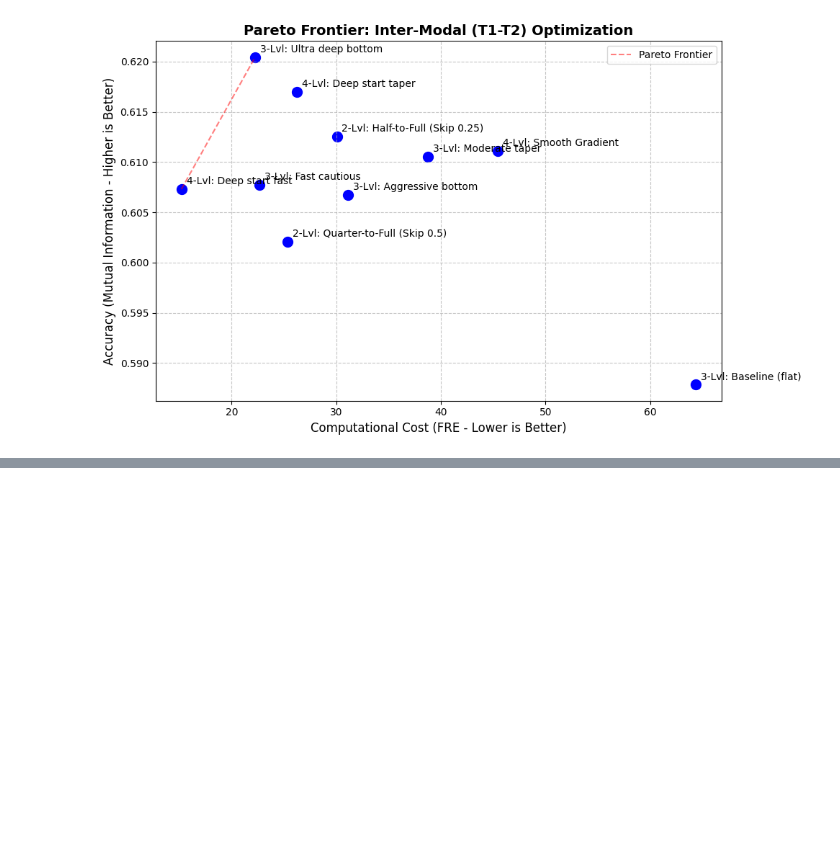
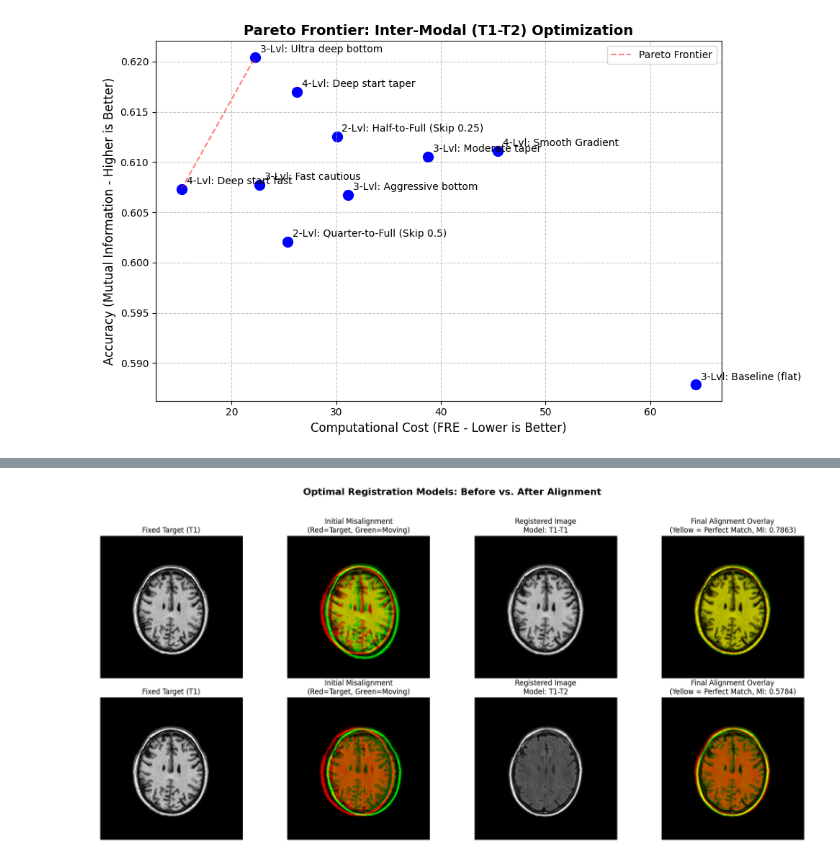
Before and after one commit to FrancescTUe/8BE030-MIA, a Jupyter notebook: reader/1.6_Registration_project.ipynb, the cells around one changed output, grey strips where cells are left out. Drawn from its saved outputs; the diff is of its cells as text; code cells hidden in the pictures; blank space fills up the shorter version.

Commit message:
example images of alignment added

```diff
--- a/reader/1.6_Registration_project.ipynb
+++ b/reader/1.6_Registration_project.ipynb
@@ -767,0 +785,15 @@ plot_pareto(results_t2, "Pareto Frontier: Inter-Modal (T1-T2) Optimization")
+# %%
+# 2. DEFINE THE OPTIMAL SCHEDULES
+sched_t1 = {
+    "name": "T1-T1",
+    "levels": [0.25, 0.5, 1.0],
+    "iter": [100, 30, 10],
+    "lr": [0.002, 0.001, 0.001]
+}
+
+sched_t2 = {
+    "name": "T1-T2",
+    "levels": [0.25, 0.5, 1.0],
+    "iter": [200, 20, 5],
+    "lr": [0.01, 0.002, 0.0005]
+}
@@ -767,0 +827,43 @@ plot_pareto(results_t2, "Pareto Frontier: Inter-Modal (T1-T2) Optimization")
+# %%
+# 4. PLOT THE RESULTS
+fig, axes = plt.subplots(2, 4, figsize=(18, 9))
+fig.suptitle("Optimal Registration Models: Before vs. After Alignment", fontsize=16, fontweight='bold')
+
+# ROW 1: T1-T1
+axes[0, 0].imshow(image_f, cmap='gray')
+axes[0, 0].set_title("Fixed Target (T1)")
+axes[0, 0].axis('off')
+
+axes[0, 1].imshow(create_overlay(image_f, image_d_t1))
+axes[0, 1].set_title("Initial Misalignment\n(Red=Target, Green=Moving)")
+axes[0, 1].axis('off')
+
+axes[0, 2].imshow(reg_t1, cmap='gray')
+axes[0, 2].set_title(f"Registered Image\nModel: {sched_t1['name']}")
+axes[0, 2].axis('off')
+
+axes[0, 3].imshow(create_overlay(image_f, reg_t1))
+axes[0, 3].set_title(f"Final Alignment Overlay\n(Yellow = Perfect Match, MI: {sim_t1:.4f})")
+axes[0, 3].axis('off')
+
+# ROW 2: T1-T2
+axes[1, 0].imshow(image_f, cmap='gray')
+axes[1, 0].set_title("Fixed Target (T1)")
+axes[1, 0].axis('off')
+
+axes[1, 1].imshow(create_overlay(image_f, image_d_t2))
+axes[1, 1].set_title("Initial Misalignment\n(Red=Target, Green=Moving)")
+axes[1, 1].axis('off')
+
+axes[1, 2].imshow(reg_t2, cmap='gray')
+axes[1, 2].set_title(f"Registered Image\nModel: {sched_t2['name']}")
+axes[1, 2].axis('off')
+
+axes[1, 3].imshow(create_overlay(image_f, reg_t2))
+axes[1, 3].set_title(f"Final Alignment Overlay\n(Yellow = Perfect Match, MI: {sim_t2:.4f})")
+axes[1, 3].axis('off')
+
+plt.tight_layout(rect=[0, 0.03, 1, 0.95])
+plt.show()
+# %% [output]
+[figure, added]
```
Also changed, not shown: parts of 4 cells of this notebook.
